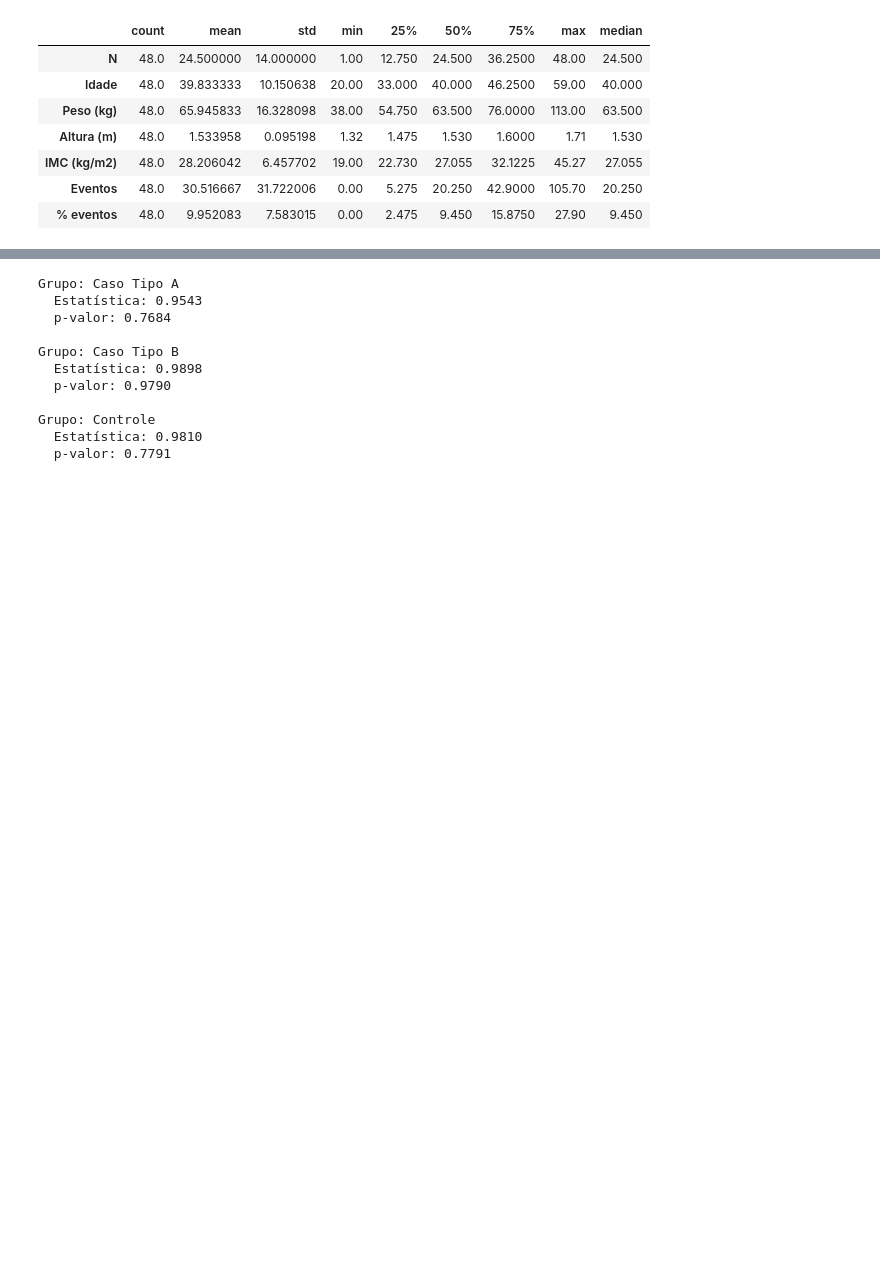
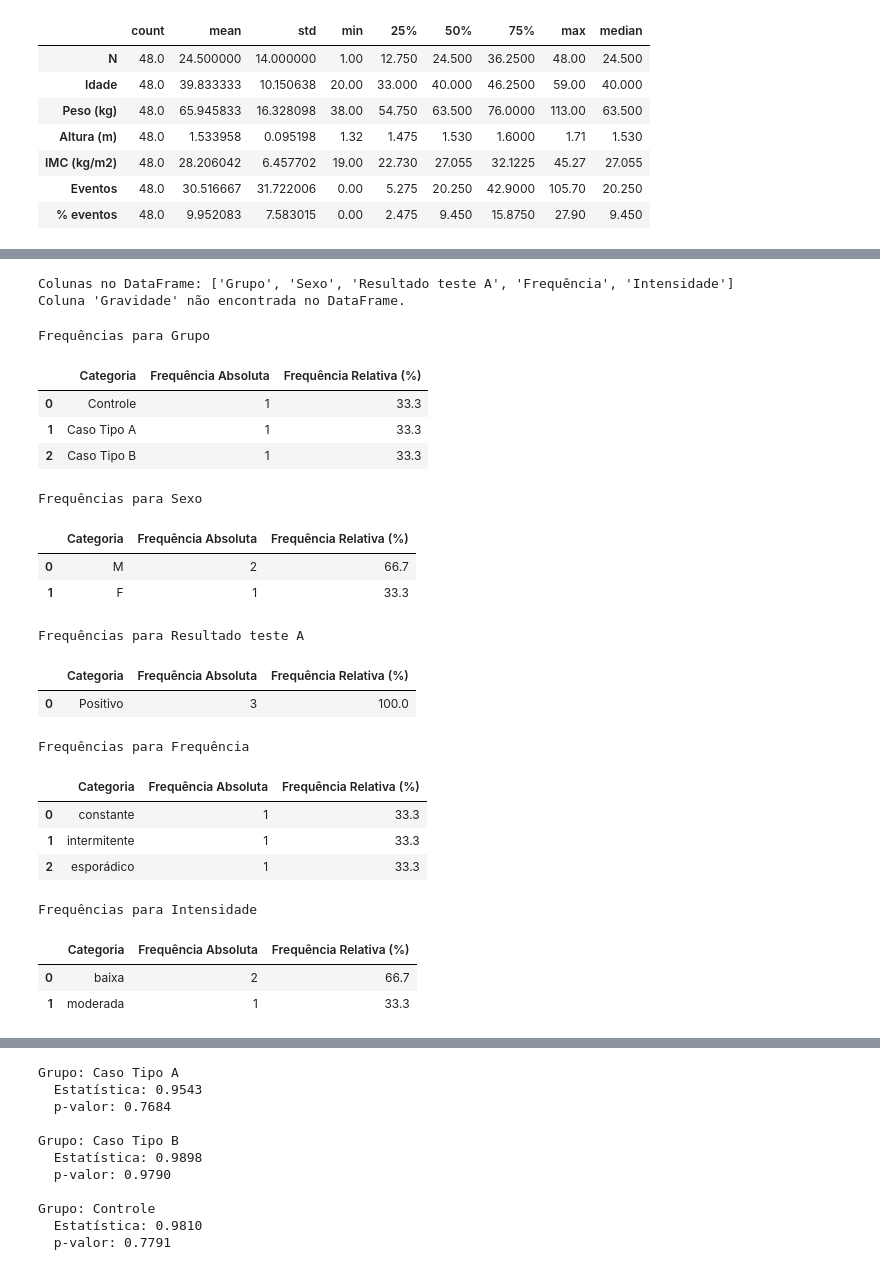
Before and after one commit to krinedrtjst/Clinical_Analysis, a Jupyter notebook: Análise_Clínica_KarineDJUSTINO.ipynb, the cells around one changed output, grey strips where cells are left out. Drawn from its saved outputs; the diff is of its cells as text; code cells hidden in the pictures; blank space fills up the shorter version.

```diff
--- a/Análise_Clínica_KarineDJUSTINO.ipynb
+++ b/Análise_Clínica_KarineDJUSTINO.ipynb
@@ -215,0 +344,77 @@ Frequências para Intensidade
+# %%
+import pandas as pd
+from IPython.display import display, HTML
+
+# Banco de Dados
+data = {
+    'Grupo': ['Controle', 'Caso Tipo A', 'Caso Tipo B'],
+    'Sexo': ['M', 'F', 'M'],
+    'Resultado teste A': ['Positivo', 'Positivo', 'Positivo'],
+    'Frequência': ['constante', 'intermitente', 'esporádico'],
+    'Intensidade': ['baixa', 'moderada', 'baixa']
+}
+
+df = pd.DataFrame(data)
+
+# Listando de variáveis categóricas
+variaveis_categoricas = ['Grupo', 'Gravidade', 'Sexo', 'Resultado teste A', 'Frequência', 'Intensidade']
+
+# Imprimindo os nomes das colunas do DataFrame
+print("Colunas no DataFrame:", df.columns.tolist())
+
+# Função que auxilia na criação de uma tabela HTML com barra de rolagem
+def create_scrollable_table(dataframe, table_id, title):
+    html = f'<h3>{title}</h3>'
+    html += f'<div id="{table_id}" style="height:300px; overflow-y:auto;">'
+    html += dataframe.to_html(classes='table table-striped', border=0)
+    html += '</div>'
+    return html
+
+# Dicionário para armazenar as frequências
+frequencias_dict = {}
+
+# Calculando as frequências para cada variável categórica
+for var in variaveis_categoricas:
+    if var in df.columns:
+        frequencias_absolutas = df[var].value_counts()
+        frequencias_relativas = df[var].value_counts(normalize=True) * 100
+
+        # Criando um DataFrame para cada variável
+        var_df = pd.DataFrame({
+            'Categoria': frequencias_absolutas.index,
+            'Frequência Absoluta': frequencias_absolutas.values,
+            'Frequência Relativa (%)': frequencias_relativas.values.round(1)
+        })
+
+        frequencias_dict[var] = var_df
+    else:
+        print(f"Coluna '{var}' não encontrada no DataFrame.")
+
+# Exibindo as tabelas para cada variável categórica
+for var, table in frequencias_dict.items():
+    html_table = create_scrollable_table(table, f'{var}_table', f'Frequências para {var}')
+    display(HTML(html_table))
+# %% [output]
+Colunas no DataFrame: ['Grupo', 'Sexo', 'Resultado teste A', 'Frequência', 'Intensidade']
+Coluna 'Gravidade' não encontrada no DataFrame.
+Frequências para Grupo
+|  | Categoria | Frequência Absoluta | Frequência Relativa (%) |
+| 0 | Controle | 1 | 33.3 |
+| 1 | Caso Tipo A | 1 | 33.3 |
+| 2 | Caso Tipo B | 1 | 33.3 |
+Frequências para Sexo
+|  | Categoria | Frequência Absoluta | Frequência Relativa (%) |
+| 0 | M | 2 | 66.7 |
+| 1 | F | 1 | 33.3 |
+Frequências para Resultado teste A
+|  | Categoria | Frequência Absoluta | Frequência Relativa (%) |
+| 0 | Positivo | 3 | 100.0 |
+Frequências para Frequência
+|  | Categoria | Frequência Absoluta | Frequência Relativa (%) |
+| 0 | constante | 1 | 33.3 |
+| 1 | intermitente | 1 | 33.3 |
+| 2 | esporádico | 1 | 33.3 |
+Frequências para Intensidade
+|  | Categoria | Frequência Absoluta | Frequência Relativa (%) |
+| 0 | baixa | 2 | 66.7 |
+| 1 | moderada | 1 | 33.3 |
```
Also changed, not shown: parts of 33 cells of this notebook, 3 other files.
